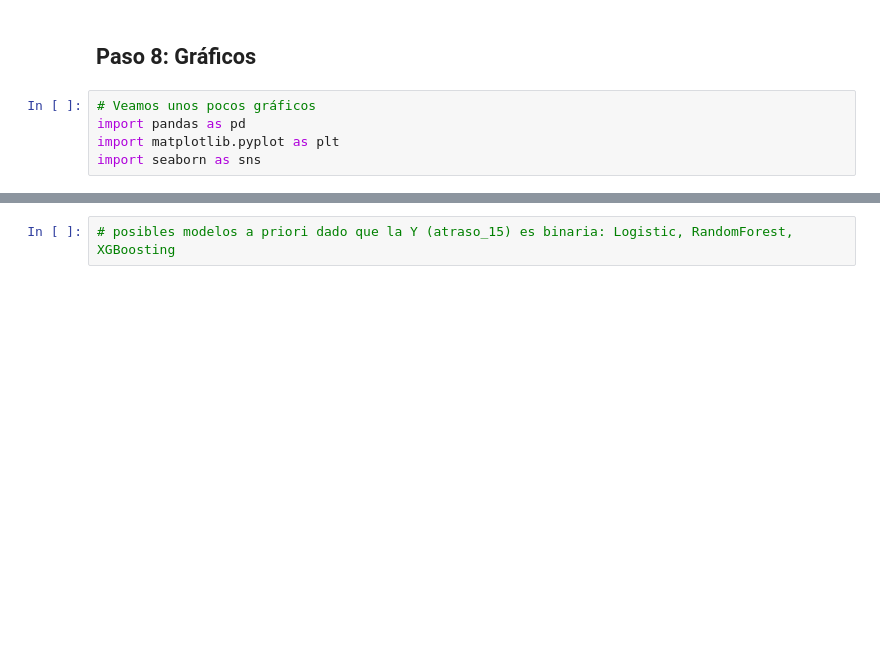
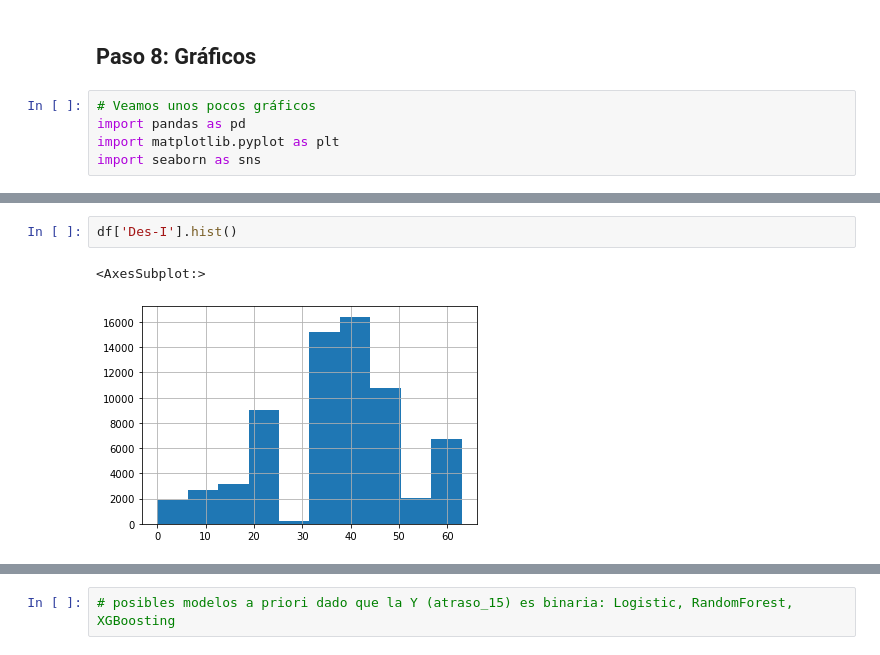
Before and after one commit to DarkHamlet/ChallDSLatam, a Jupyter notebook: solution.ipynb, the cells around one changed output, grey strips where cells are left out. Saved outputs shown, nothing was run; the diff lists cells and outputs as text; blank space fills up the shorter version.

```diff
--- a/solution.ipynb
+++ b/solution.ipynb
@@ -607,0 +1235,5 @@ Miremos la correlación entre atraso_15 (la que nos importa) y MES, hay una corr
+# %%
+df['Des-I'].hist()
+# %% [output]
+<AxesSubplot:>
+[figure, added]
```
Also changed, not shown: parts of 97 cells of this notebook.
